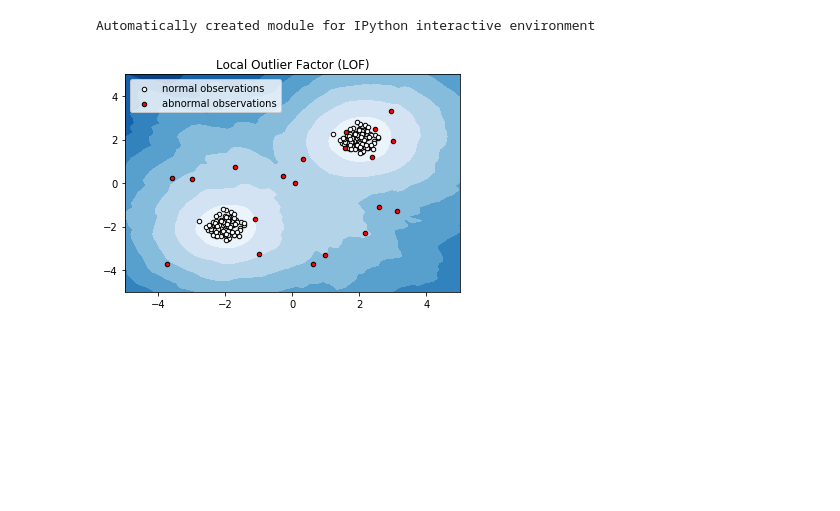
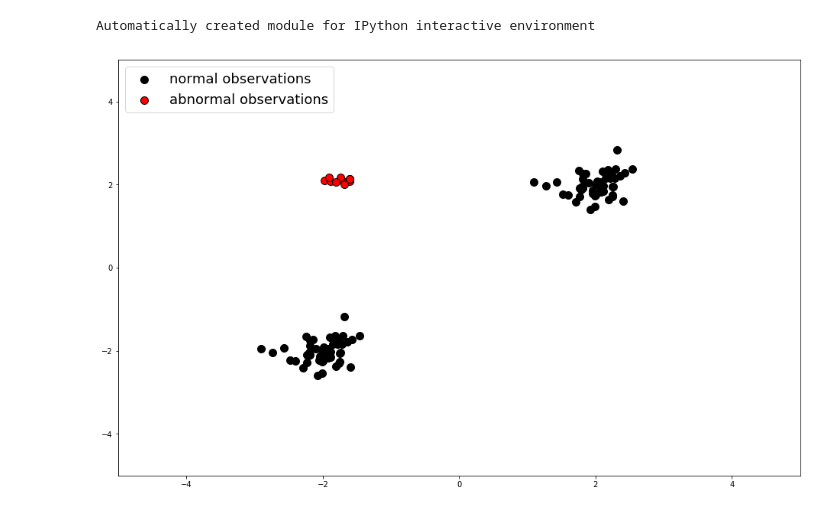
Before and after one commit to SotirisAnagnostidis/onlineAnomalyDetection, a Jupyter notebook: Temp/LOF.ipynb, the cells around one changed output. Drawn from its saved outputs; the diff is of its cells as text; code cells hidden in the pictures; blank space fills up the shorter version.

```diff
--- a/Temp/LOF.ipynb
+++ b/Temp/LOF.ipynb
@@ -1,45 +1,47 @@
 # %%
 %matplotlib inline
 
 print(__doc__)
 
 import numpy as np
 import matplotlib.pyplot as plt
 from sklearn.neighbors import LocalOutlierFactor
 
-np.random.seed(42)
+from pylab import rcParams
+rcParams['figure.figsize'] = 16, 10
+
 
 # Generate train data
-X = 0.3 * np.random.randn(100, 2)
+X = 0.3 * np.random.randn(50, 2)
 # Generate some abnormal novel observations
-X_outliers = np.random.uniform(low=-4, high=4, size=(20, 2))
+X_outliers = np.random.uniform(low=[-1.5,2], high=[-2,2.2], size=(10, 2))
 X = np.r_[X + 2, X - 2, X_outliers]
 
 # fit the model
-clf = LocalOutlierFactor(n_neighbors=20)
+clf = LocalOutlierFactor(n_neighbors=10)
 y_pred = clf.fit_predict(X)
-y_pred_outliers = y_pred[200:]
+y_pred_outliers = y_pred[100:]
 
 # plot the level sets of the decision function
-xx, yy = np.meshgrid(np.linspace(-5, 5, 50), np.linspace(-5, 5, 50))
-Z = clf._decision_function(np.c_[xx.ravel(), yy.ravel()])
-Z = Z.reshape(xx.shape)
+#xx, yy = np.meshgrid(np.linspace(-5, 5, 50), np.linspace(-5, 5, 50))
+#Z = clf._decision_function(np.c_[xx.ravel(), yy.ravel()])
+#Z = Z.reshape(xx.shape)
 
-plt.title("Local Outlier Factor (LOF)")
-plt.contourf(xx, yy, Z, cmap=plt.cm.Blues_r)
+#plt.title("Local Outlier Factor (LOF)")
+#plt.contourf(xx, yy, Z, cmap=plt.cm.Blues_r)
 
-a = plt.scatter(X[:200, 0], X[:200, 1], c='white',
-                edgecolor='k', s=20)
-b = plt.scatter(X[200:, 0], X[200:, 1], c='red',
-                edgecolor='k', s=20)
+a = plt.scatter(X[:100, 0], X[:100, 1], c='black',
+                edgecolor='k', s=100)
+b = plt.scatter(X[100:, 0], X[100:, 1], c='red',
+                edgecolor='k', s=100)
 plt.axis('tight')
 plt.xlim((-5, 5))
 plt.ylim((-5, 5))
 plt.legend([a, b],
            ["normal observations",
             "abnormal observations"],
-           loc="upper left")
+           loc="upper left", prop={'size': 18})
 plt.show()
 # %% [output]
 Automatically created module for IPython interactive environment
-[figure, old version]
+[figure, new version]
```
Also changed, not shown: 6 other files.
